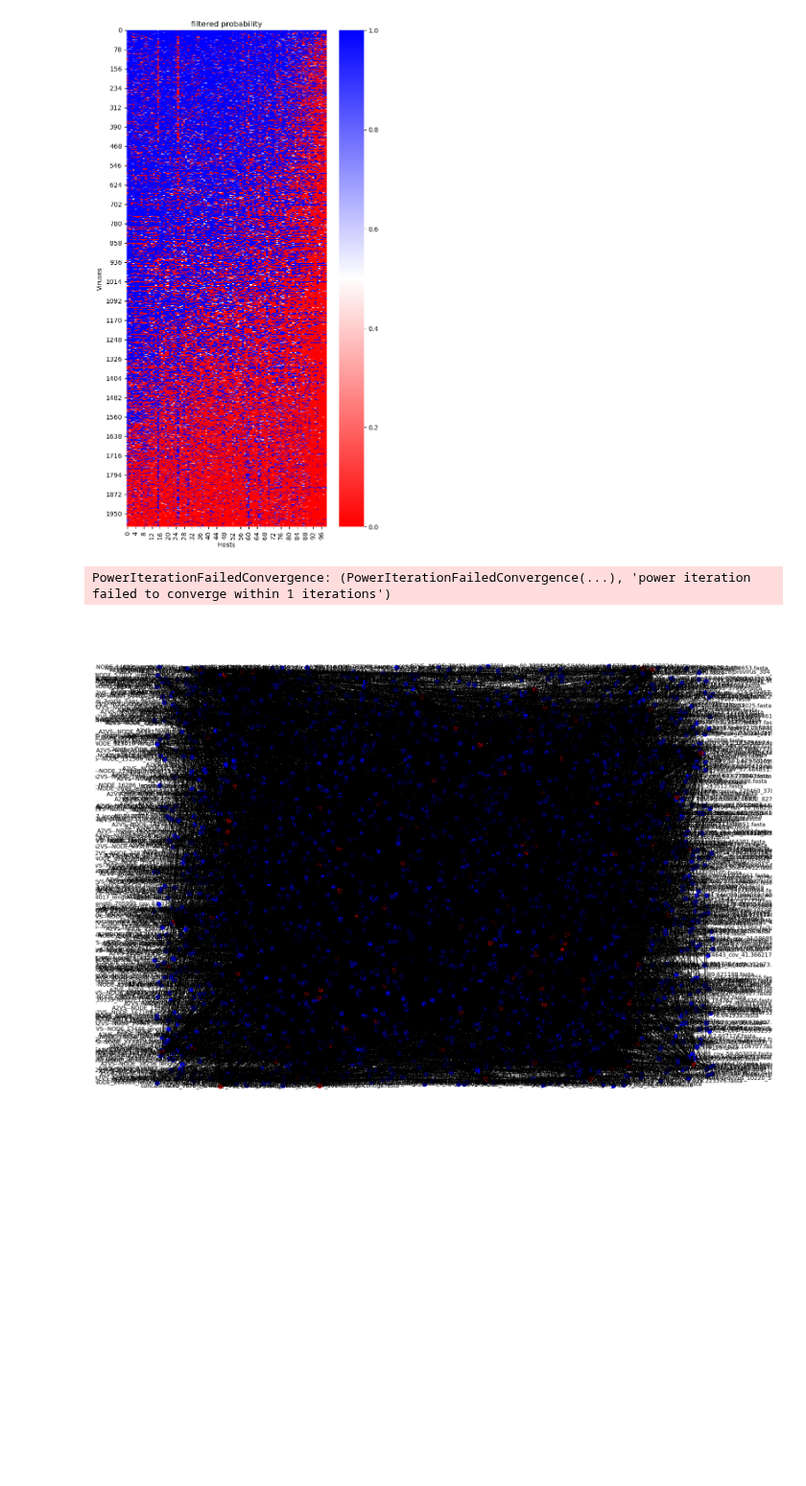
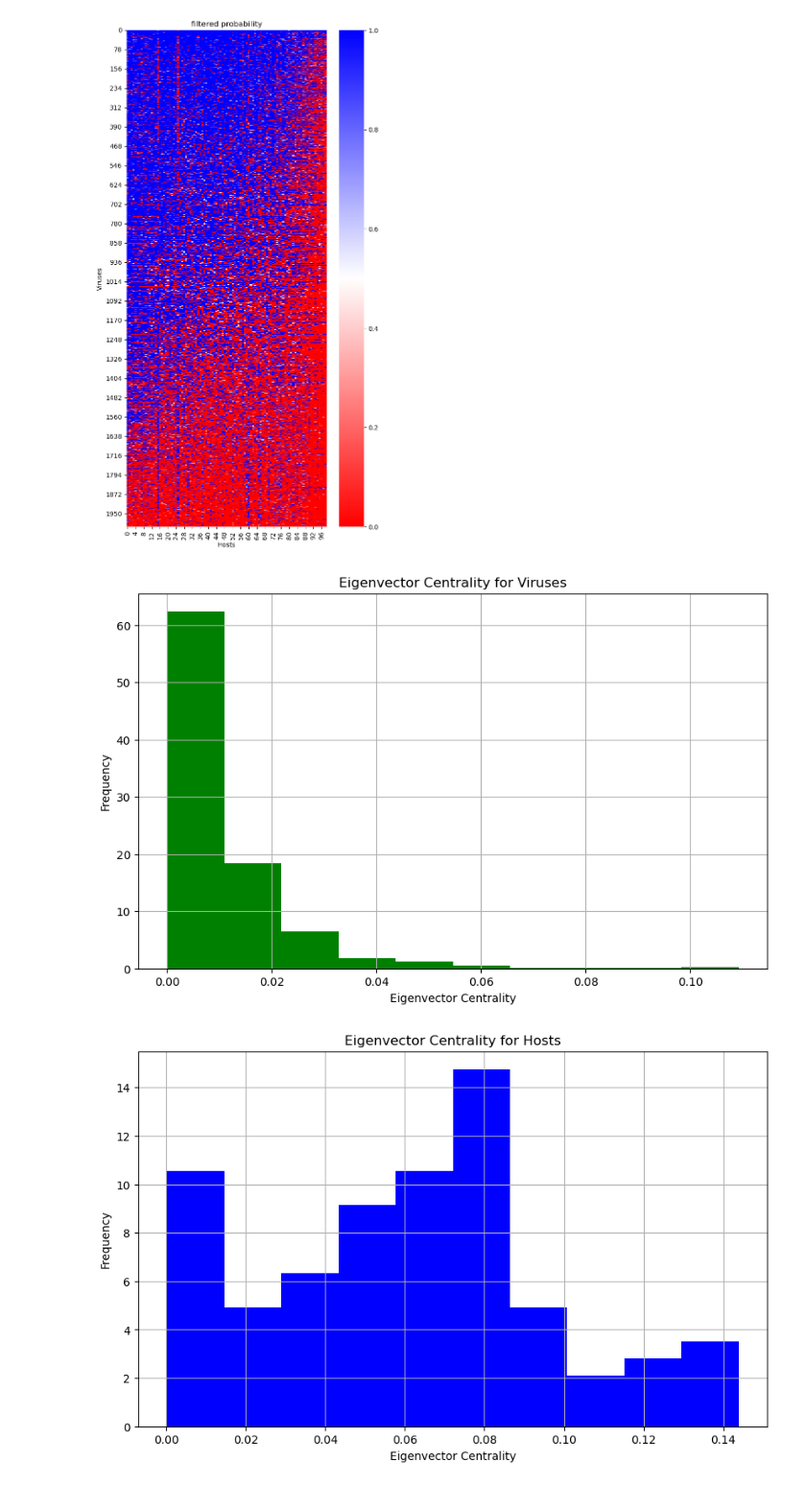
Before and after one commit to DuhaimeLab/VirusHostNetworkAnalysis, a Jupyter notebook: VHIP_large_data.ipynb, the cells around one changed output. Shown at 96% size. Cells and saved outputs as stored; diff of their text form; code cells hidden in the pictures; blank space fills up the shorter version.

```diff
--- a/VHIP_large_data.ipynb
+++ b/VHIP_large_data.ipynb
@@ -66,9 +66,8 @@ filtered.plot_heatmap('probability')
 # %%
 filtered_plot = Graph(filtered.virus_host_array, filtered.rows, filtered.columns)
 filtered_plot.initialize_graph()
-filtered_plot.draw_graph(True)
 filtered_plot.calculate_centrality(2000)
 filtered_plot.plot_eigenvectors()
 # %% [output]
-PowerIterationFailedConvergence: (PowerIterationFailedConvergence(...), 'power iteration failed to converge within 1 iterations')
-[figure, old version]
+[figure, new version]
+[figure, added]
```
Also changed, not shown: 1 other file.
